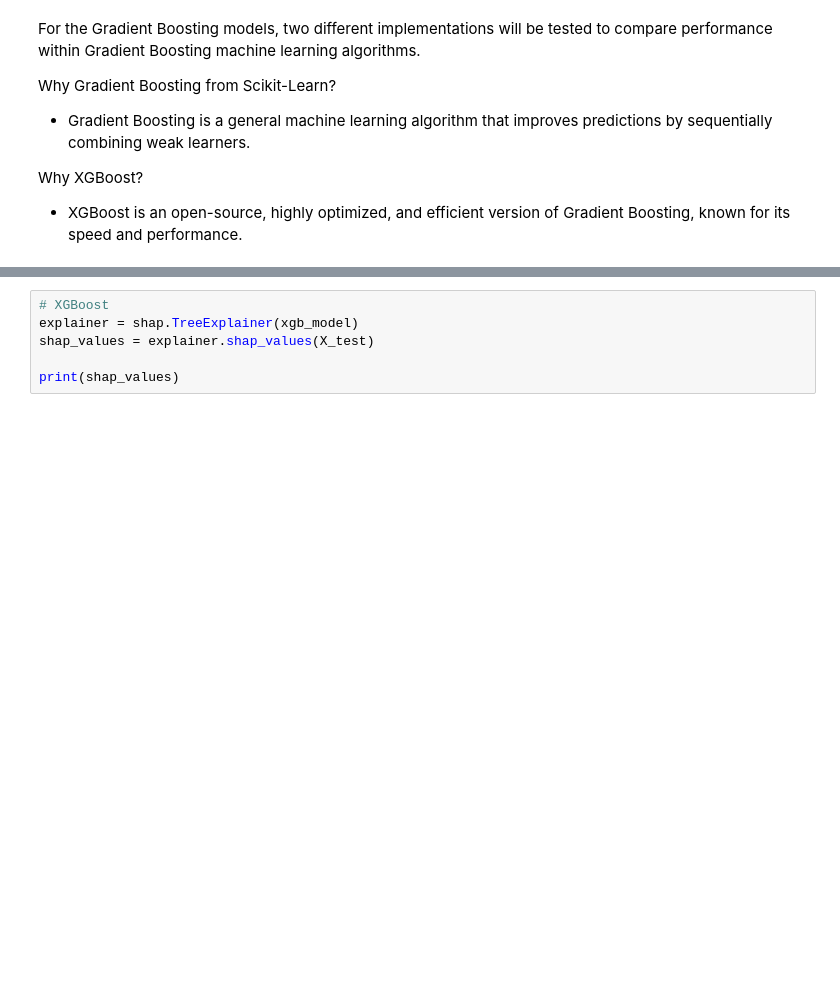
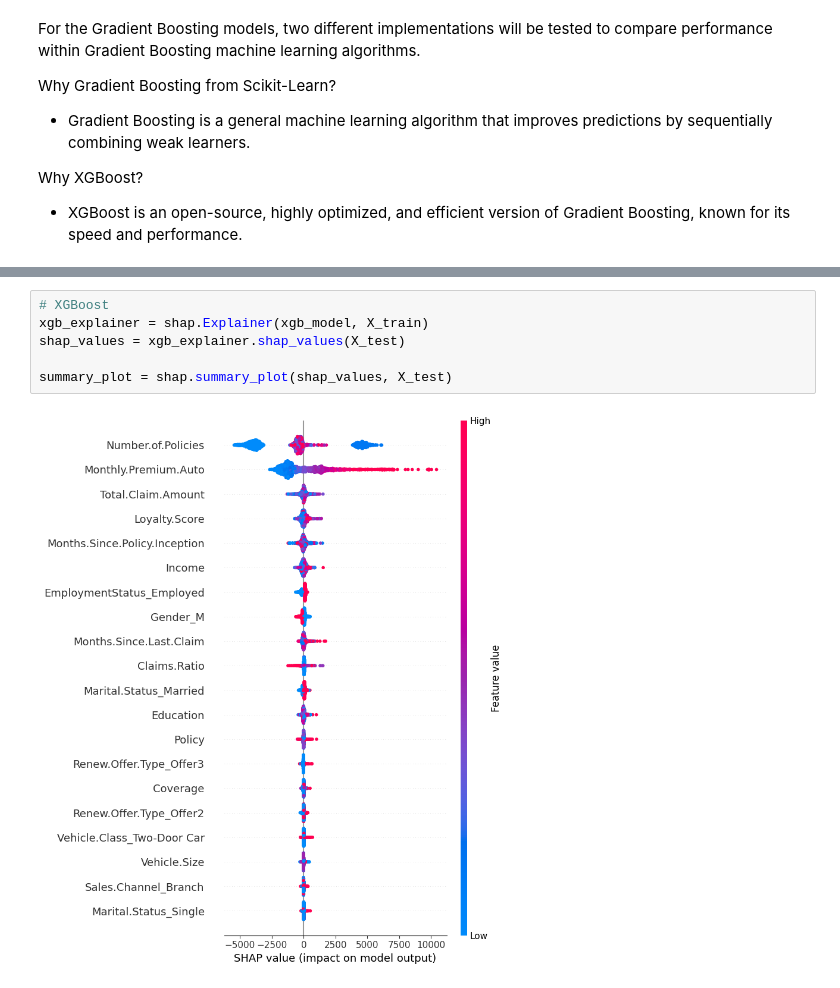
Before and after one commit to Jarian-N27/Predicting-Customer-Lifetime-Value-with-Machine-Learning, a Jupyter notebook: CLV_Insurance_Project.ipynb, the cells around one changed output, grey strips where cells are left out. Drawn from its saved outputs; the diff is of its cells as text; blank space fills up the shorter version.

```diff
--- a/CLV_Insurance_Project.ipynb
+++ b/CLV_Insurance_Project.ipynb
@@ -390,6 +486,8 @@ print(shap_values)
 # %%
 # XGBoost
-explainer = shap.TreeExplainer(xgb_model)
-shap_values = explainer.shap_values(X_test)
+xgb_explainer = shap.Explainer(xgb_model, X_train)
+shap_values = xgb_explainer.shap_values(X_test)
 
-print(shap_values)
+summary_plot = shap.summary_plot(shap_values, X_test)
+# %% [output]
+[figure, added]
```
Also changed, not shown: parts of 24 cells of this notebook.
